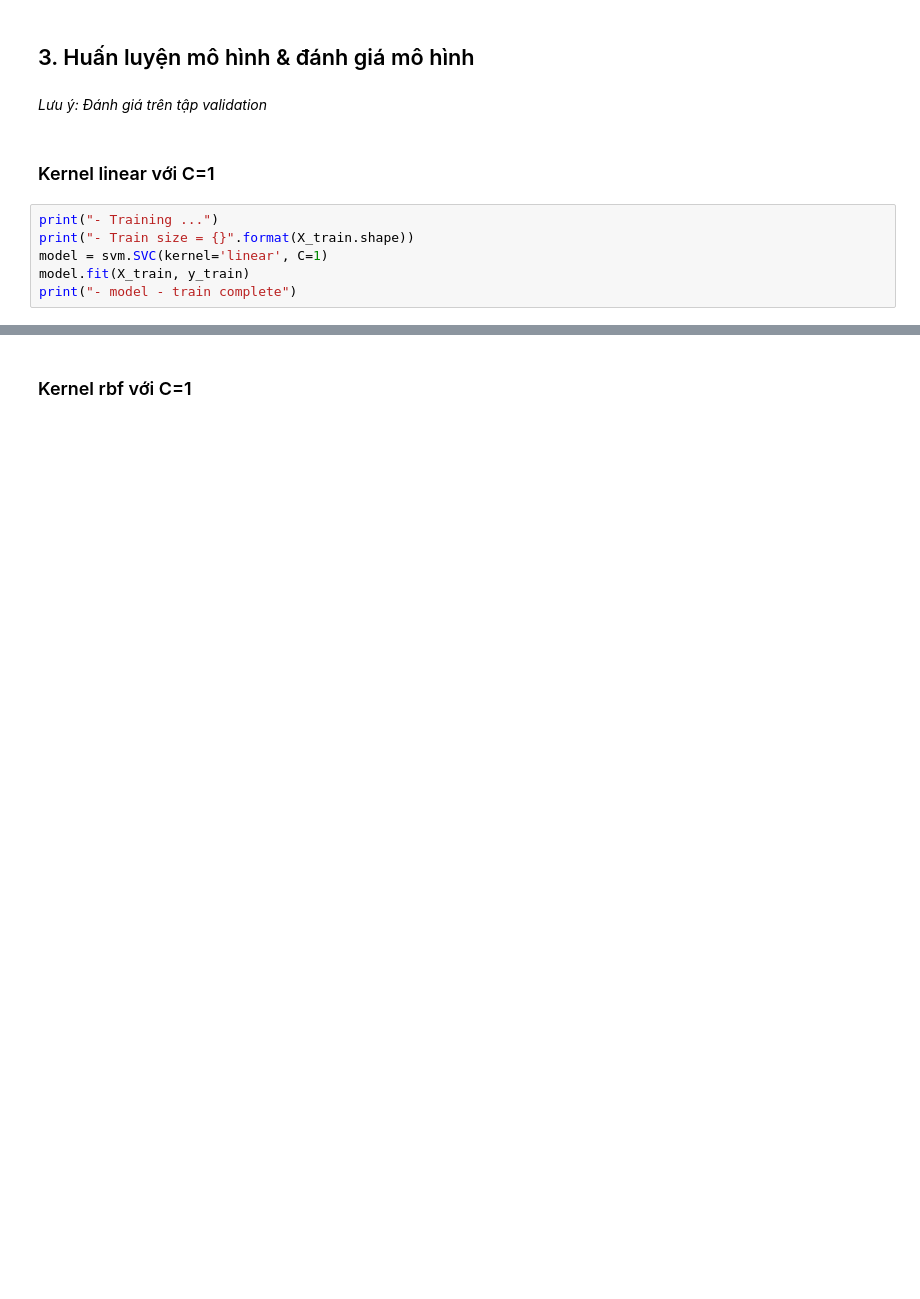
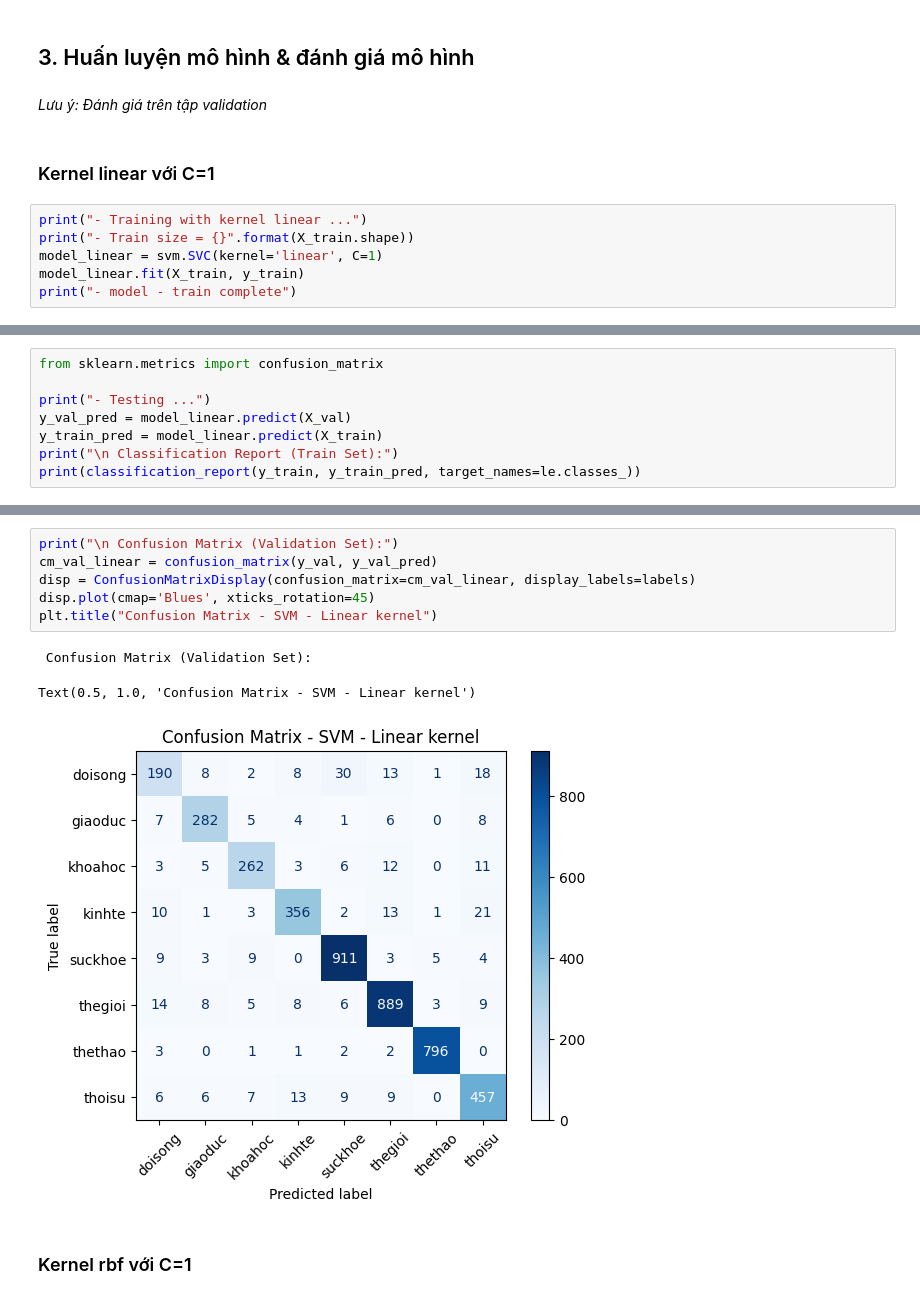
Before and after one commit to kwspringkle/nhapmonAI, a Jupyter notebook: nhapmonai.ipynb, the cells around one changed output, grey strips where cells are left out. Cells and saved outputs as stored; diff of their text form; blank space fills up the shorter version.

```diff
--- a/nhapmonai.ipynb
+++ b/nhapmonai.ipynb
@@ -141,9 +156,9 @@ Dữ liệu không linear, bị chồng chéo lên nhau --> nếu dùng kernel =
 # %% [markdown]
 ### Kernel linear với C=1
 # %%
-print("- Training ...")
+print("- Training with kernel linear ...")
 print("- Train size = {}".format(X_train.shape))
-model = svm.SVC(kernel='linear', C=1)
-model.fit(X_train, y_train)
+model_linear = svm.SVC(kernel='linear', C=1)
+model_linear.fit(X_train, y_train)
 print("- model - train complete")
 # %% [output]
@@ -181,0 +168,8 @@ weighted avg       0.96      0.96      0.96     31745
+# %%
+from sklearn.metrics import confusion_matrix
+
+print("- Testing ...")
+y_val_pred = model_linear.predict(X_val)
+y_train_pred = model_linear.predict(X_train)
+print("\n Classification Report (Train Set):")
+print(classification_report(y_train, y_train_pred, target_names=le.classes_))
@@ -182,3 +213,13 @@ weighted avg       0.96      0.96      0.96     31745
+# %%
+print("\n Confusion Matrix (Validation Set):")
+cm_val_linear = confusion_matrix(y_val, y_val_pred)
+disp = ConfusionMatrixDisplay(confusion_matrix=cm_val_linear, display_labels=labels)
+disp.plot(cmap='Blues', xticks_rotation=45)
+plt.title("Confusion Matrix - SVM - Linear kernel")
+# %% [output]
+ Confusion Matrix (Validation Set):
+Text(0.5, 1.0, 'Confusion Matrix - SVM - Linear kernel')
+[figure, added]
 # %% [markdown]
 ### Kernel rbf với C=1
 # %%
```
Also changed, not shown: parts of 30 cells of this notebook.
